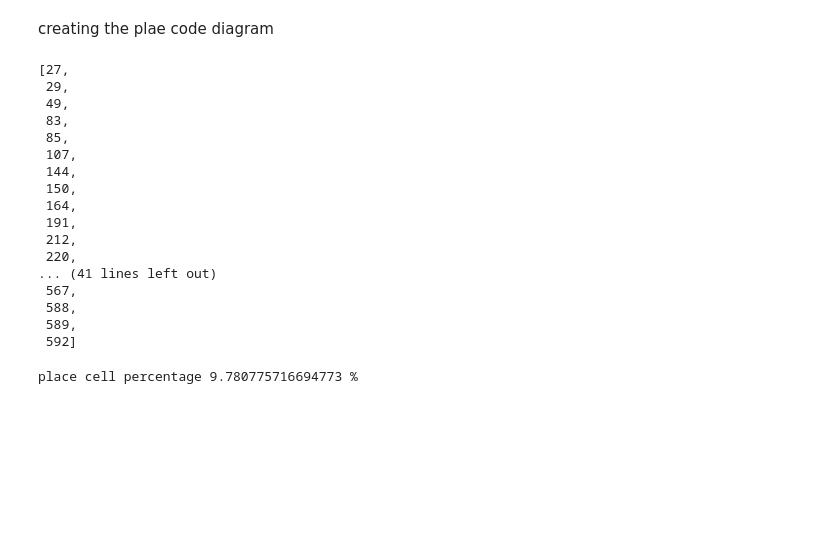
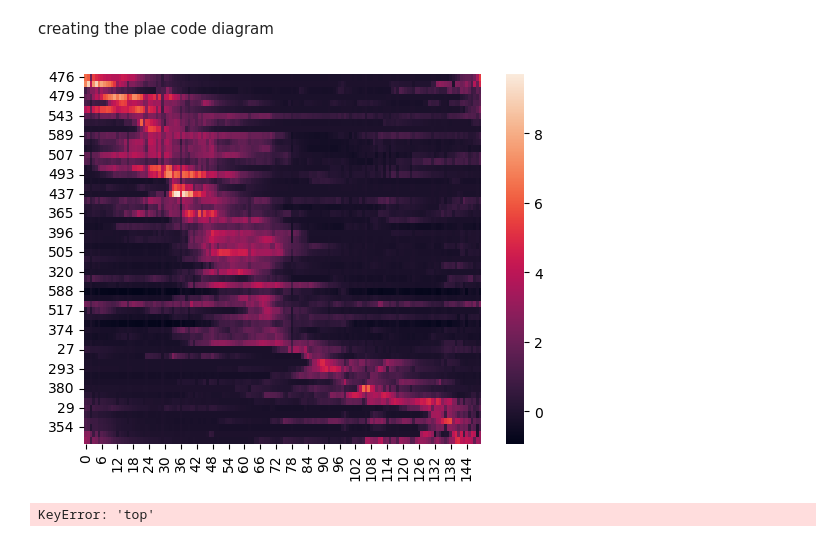
Before and after one commit to ttamiolakis/2p-place-coding, a Jupyter notebook: spatial_coding_test.ipynb, the cells around one changed output. Saved outputs shown, nothing was run; the diff lists cells and outputs as text; code cells hidden in the pictures; blank space fills up the shorter version.

```diff
--- a/spatial_coding_test.ipynb
+++ b/spatial_coding_test.ipynb
@@ -173,3 +173,7 @@ plotting
 2. average z-score activity for all the rounds
 3. spatial vector analysis schematic and histogram with comparison of shuffling data
 4. statistical significanc e analysis using colmogorov-smirnov test
+# %%
+rng =np.random.default_rng(seed=42)
+for i in range(10):
+    print(rng.random())
@@ -175,0 +191,4 @@ plotting
+# %%
+
+for i in range(10):
+    print(rng.random())
@@ -469,32 +797,24 @@ place_cell_per_cent=100* len(place_cells)/units_n
 print(f"place cell percentage {place_cell_per_cent} %")
 # %% [markdown]
 creating the plae code diagram
-# %%
-place_cells
-# %% [output]
-[27,
- 29,
- 49,
- 83,
- 85,
- 107,
- 144,
- 150,
- 164,
- 191,
- 212,
- 220,
-... (41 lines left out)
- 567,
- 588,
- 589,
- 592]
-# %%
-zscore_place_cells=firing_rate_maps.apply(np.argmax,axis=1)
-test_filtered = round1.loc[round1_max >= 0]
-filtered_values=test_filtered.apply(np.argmax, axis=1).sort_values().index
-test_filtered_sorted = test_filtered.loc[list(filtered_values),:]
-# Calculate the maximum diagonal values
-sns.heatmap(test_filtered_sorted,vmax=20,xticklabels=[])
-# %% [output]
-place cell percentage 9.780775716694773 %
+# %%
+avr_firing_rate_maps_df=pd.DataFrame(avr_firing_rate_maps) #converting the whole units array into a panda frame
+place_cell_activity=avr_firing_rate_maps_df.iloc[place_cells] #keeping only the place but without changing the indexing
+place_cell_indexes_max=np.argmax(place_cell_activity,axis=1) #finding the place of the max activity of every cell
+place_cell_indexed_filtered=place_cell_activity.apply(np.argmax, axis=1).sort_values().index #there are the new indexes of the place cells just so thez can form the nice place cell diagram
+# %%
+original=place_cell_activity.index
+transpose=place_cell_indexed_filtered
+
+place_cell_activity=place_cell_activity.reindex(index=transpose) #reindexing the place cell panda frame according to the max activitz and the position in the belt
+# %%
+fig2=plt.figure()
+ax1=plt.gca()
+sns.heatmap(place_cell_activity,ax=ax1)
+plt.show()
+# %% [output]
+[figure, added]
+# %%
+sns.heatmap(place_cell_activity_pd)
+# %% [output]
+KeyError: 'top'
```
Also changed, not shown: parts of 5 cells of this notebook.
